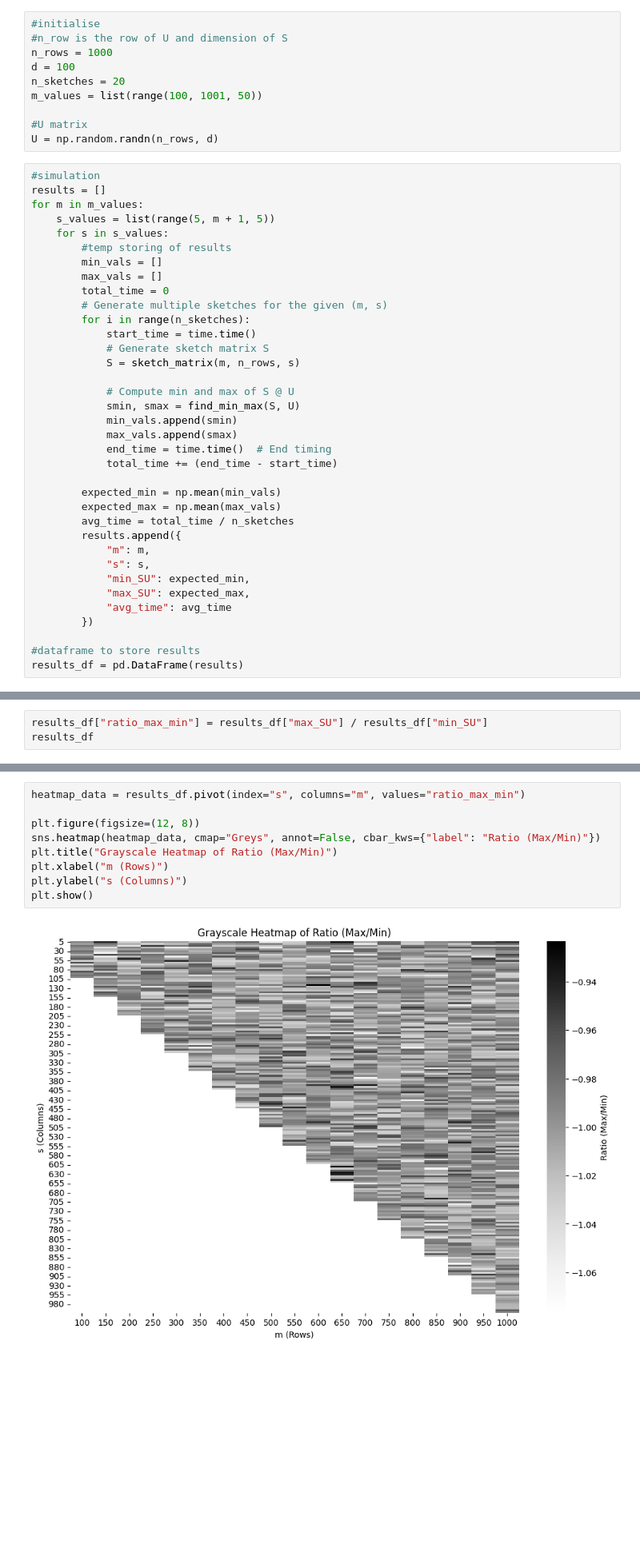
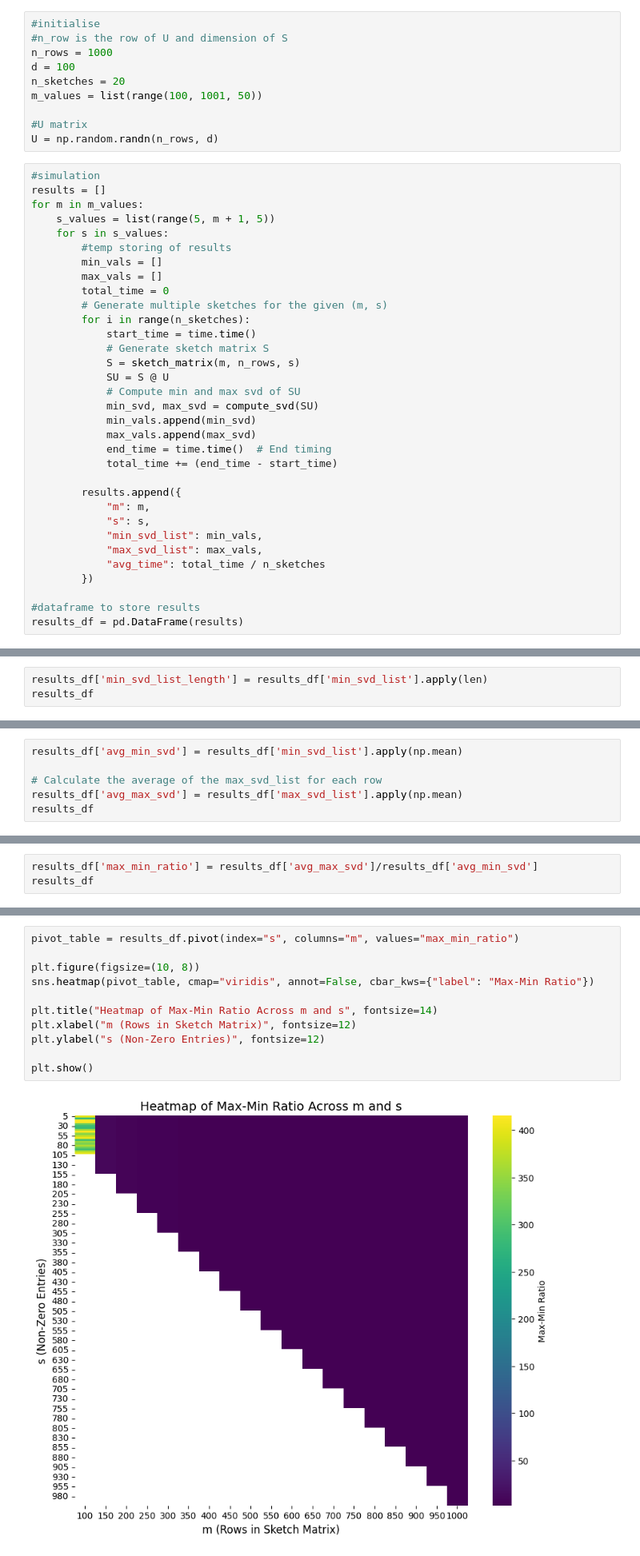
Before and after one commit to LakBoonJun1/DSA4288, a Jupyter notebook: Notebook/implementation.ipynb, the cells around one changed output, grey strips where cells are left out. Shown at 80% size. Drawn from its saved outputs; the diff is of its cells as text; blank space fills up the shorter version.

```diff
--- a/Notebook/implementation.ipynb
+++ b/Notebook/implementation.ipynb
@@ -73,23 +79,20 @@ for m in m_values:
             start_time = time.time()
             # Generate sketch matrix S
             S = sketch_matrix(m, n_rows, s)
-
-            # Compute min and max of S @ U
-            smin, smax = find_min_max(S, U)
-            min_vals.append(smin)
-            max_vals.append(smax)
+            SU = S @ U
+            # Compute min and max svd of SU
+            min_svd, max_svd = compute_svd(SU)
+            min_vals.append(min_svd)
+            max_vals.append(max_svd)
             end_time = time.time()  # End timing
             total_time += (end_time - start_time)
 
-        expected_min = np.mean(min_vals)
-        expected_max = np.mean(max_vals)
-        avg_time = total_time / n_sketches
         results.append({
             "m": m,
             "s": s,
-            "min_SU": expected_min,
-            "max_SU": expected_max,
-            "avg_time": avg_time
+            "min_svd_list": min_vals,
+            "max_svd_list": max_vals,
+            "avg_time": total_time / n_sketches
         })
 
 #dataframe to store results
@@ -112,0 +100,3 @@ results_df
+# %%
+results_df['min_svd_list_length'] = results_df['min_svd_list'].apply(len)
+results_df
@@ -112,0 +117,6 @@ results_df
+# %%
+results_df['avg_min_svd'] = results_df['min_svd_list'].apply(np.mean)
+
+# Calculate the average of the max_svd_list for each row
+results_df['avg_max_svd'] = results_df['max_svd_list'].apply(np.mean)
+results_df
@@ -113,4 +137,4 @@ results_df
 # %%
-results_df["ratio_max_min"] = results_df["max_SU"] / results_df["min_SU"]
+results_df['max_min_ratio'] = results_df['avg_max_svd']/results_df['avg_min_svd']
 results_df
 # %% [output]
@@ -130,12 +156,14 @@ results_df
 # %%
-heatmap_data = results_df.pivot(index="s", columns="m", values="ratio_max_min")
+pivot_table = results_df.pivot(index="s", columns="m", values="max_min_ratio")
 
-plt.figure(figsize=(12, 8))
-sns.heatmap(heatmap_data, cmap="Greys", annot=False, cbar_kws={"label": "Ratio (Max/Min)"})
-plt.title("Grayscale Heatmap of Ratio (Max/Min)")
-plt.xlabel("m (Rows)")
-plt.ylabel("s (Columns)")
+plt.figure(figsize=(10, 8))
+sns.heatmap(pivot_table, cmap="viridis", annot=False, cbar_kws={"label": "Max-Min Ratio"})
+
+plt.title("Heatmap of Max-Min Ratio Across m and s", fontsize=14)
+plt.xlabel("m (Rows in Sketch Matrix)", fontsize=12)
+plt.ylabel("s (Non-Zero Entries)", fontsize=12)
+
 plt.show()
 # %% [output]
-[figure, old version]
+[figure, new version]
 # %%
```
Also changed, not shown: parts of 9 cells of this notebook, 2 other files.
